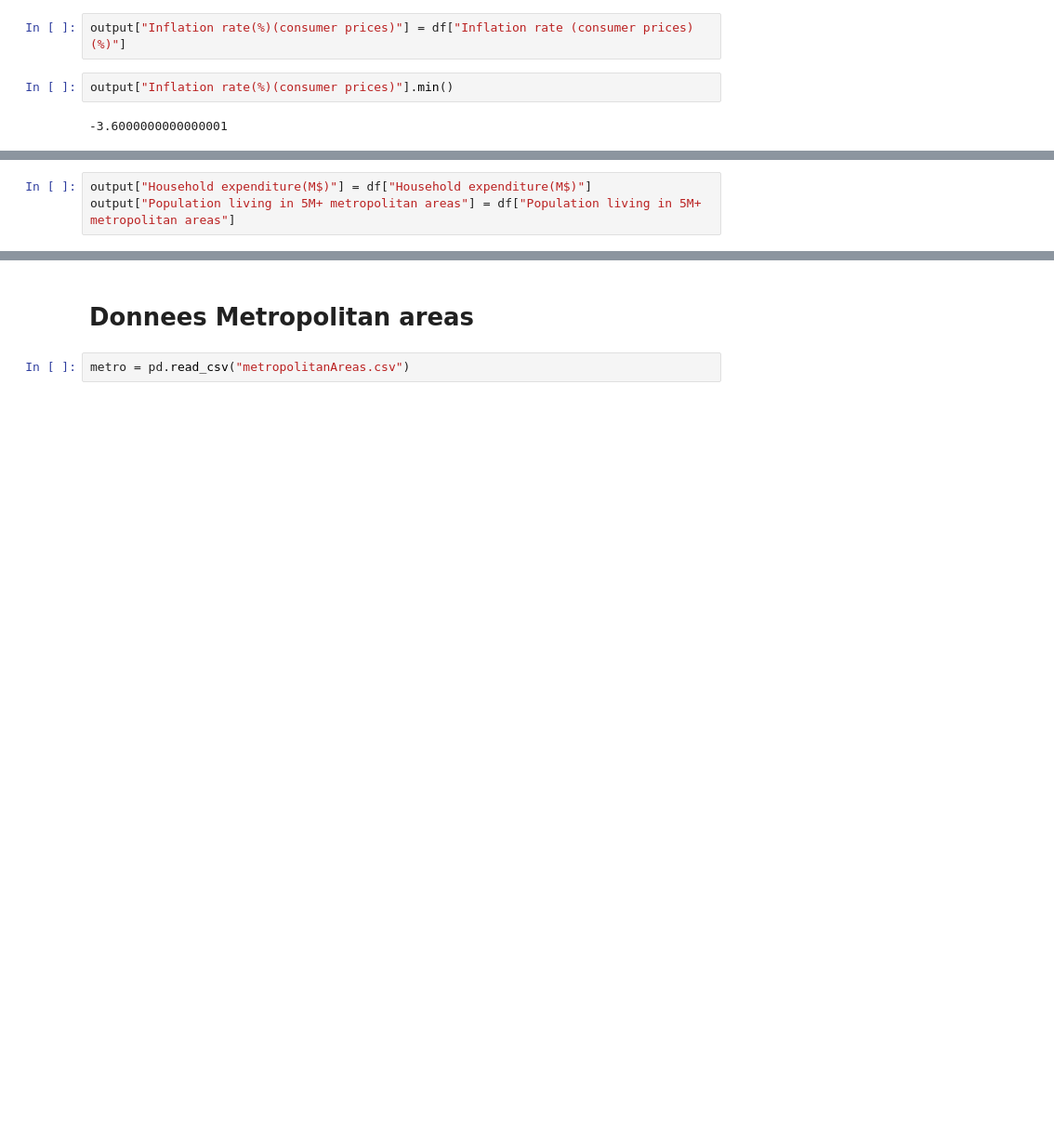
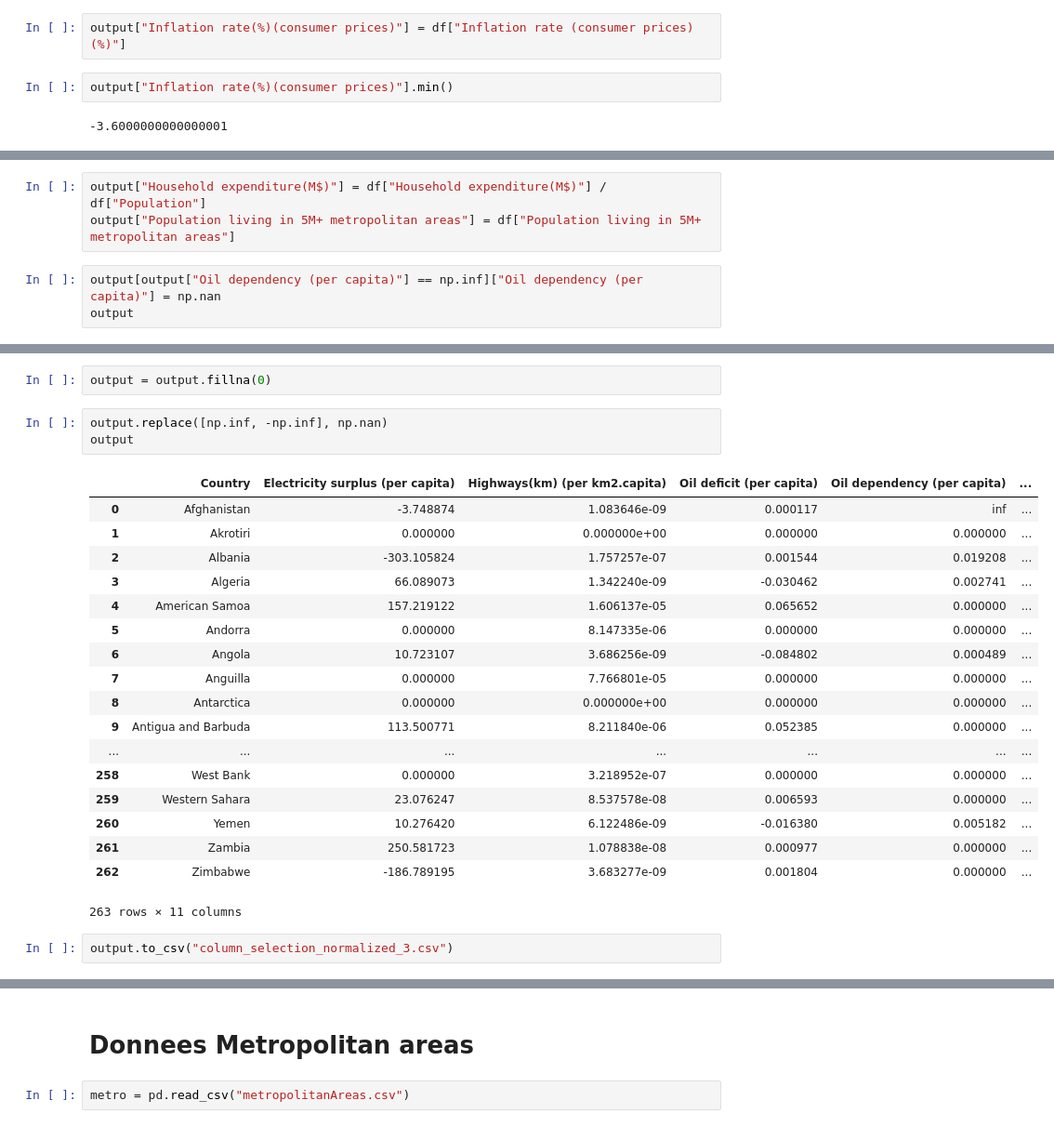
Before and after one commit to epasquet/countriestoday, a Jupyter notebook: data/data_formatter.ipynb, the cells around one changed output, grey strips where cells are left out. Shown: that part at 93% size. Cells and saved outputs as stored; diff of their text form; blank space fills up the shorter version.

```diff
--- a/data/data_formatter.ipynb
+++ b/data/data_formatter.ipynb
@@ -122,3 +120,6 @@ output["Inflation rate(%)(consumer prices)"].min()
 # %%
-output["Household expenditure(M$)"] = df["Household expenditure(M$)"]
+output["Household expenditure(M$)"] = df["Household expenditure(M$)"] / df["Population"]
 output["Population living in 5M+ metropolitan areas"] = df["Population living in 5M+ metropolitan areas"]
+# %%
+output[output["Oil dependency (per capita)"] == np.inf]["Oil dependency (per capita)"] = np.nan
+output
@@ -124,0 +145,26 @@ output["Population living in 5M+ metropolitan areas"] = df["Population living in
+# %%
+output = output.fillna(0)
+# %%
+output.replace([np.inf, -np.inf], np.nan)
+output
+# %% [output]
+|  | Country | Electricity surplus (per capita) | Highways(km) (per km2.capita) | Oil deficit (per capita) | Oil dependency (per capita) | ... |
+| 0 | Afghanistan | -3.748874 | 1.083646e-09 | 0.000117 | inf | ... |
+| 1 | Akrotiri | 0.000000 | 0.000000e+00 | 0.000000 | 0.000000 | ... |
+| 2 | Albania | -303.105824 | 1.757257e-07 | 0.001544 | 0.019208 | ... |
+| 3 | Algeria | 66.089073 | 1.342240e-09 | -0.030462 | 0.002741 | ... |
+| 4 | American Samoa | 157.219122 | 1.606137e-05 | 0.065652 | 0.000000 | ... |
+| 5 | Andorra | 0.000000 | 8.147335e-06 | 0.000000 | 0.000000 | ... |
+| 6 | Angola | 10.723107 | 3.686256e-09 | -0.084802 | 0.000489 | ... |
+| 7 | Anguilla | 0.000000 | 7.766801e-05 | 0.000000 | 0.000000 | ... |
+| 8 | Antarctica | 0.000000 | 0.000000e+00 | 0.000000 | 0.000000 | ... |
+| 9 | Antigua and Barbuda | 113.500771 | 8.211840e-06 | 0.052385 | 0.000000 | ... |
+| ... | ... | ... | ... | ... | ... | ... |
+| 258 | West Bank | 0.000000 | 3.218952e-07 | 0.000000 | 0.000000 | ... |
+| 259 | Western Sahara | 23.076247 | 8.537578e-08 | 0.006593 | 0.000000 | ... |
+| 260 | Yemen | 10.276420 | 6.122486e-09 | -0.016380 | 0.005182 | ... |
+| 261 | Zambia | 250.581723 | 1.078838e-08 | 0.000977 | 0.000000 | ... |
+| 262 | Zimbabwe | -186.789195 | 3.683277e-09 | 0.001804 | 0.000000 | ... |
+263 rows × 11 columns
+# %%
+output.to_csv("column_selection_normalized_3.csv")
```
Also changed, not shown: parts of 3 cells of this notebook, 3 other files.
